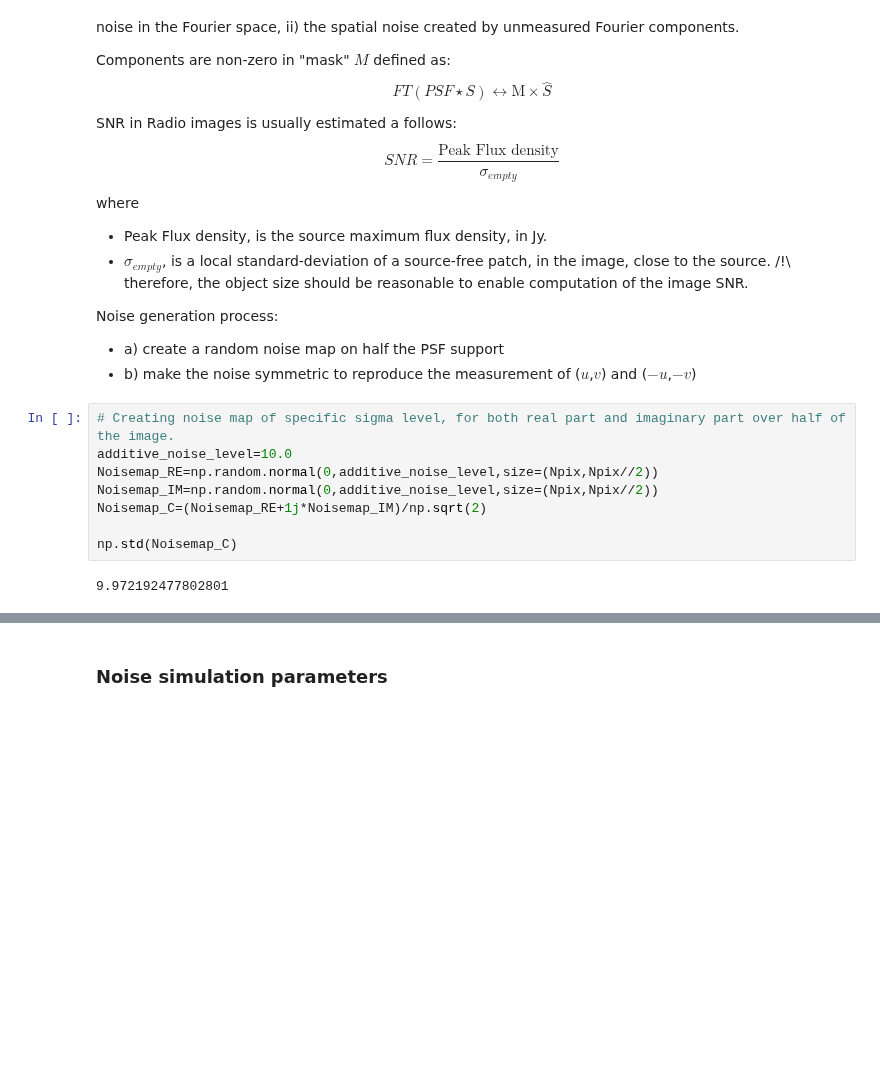
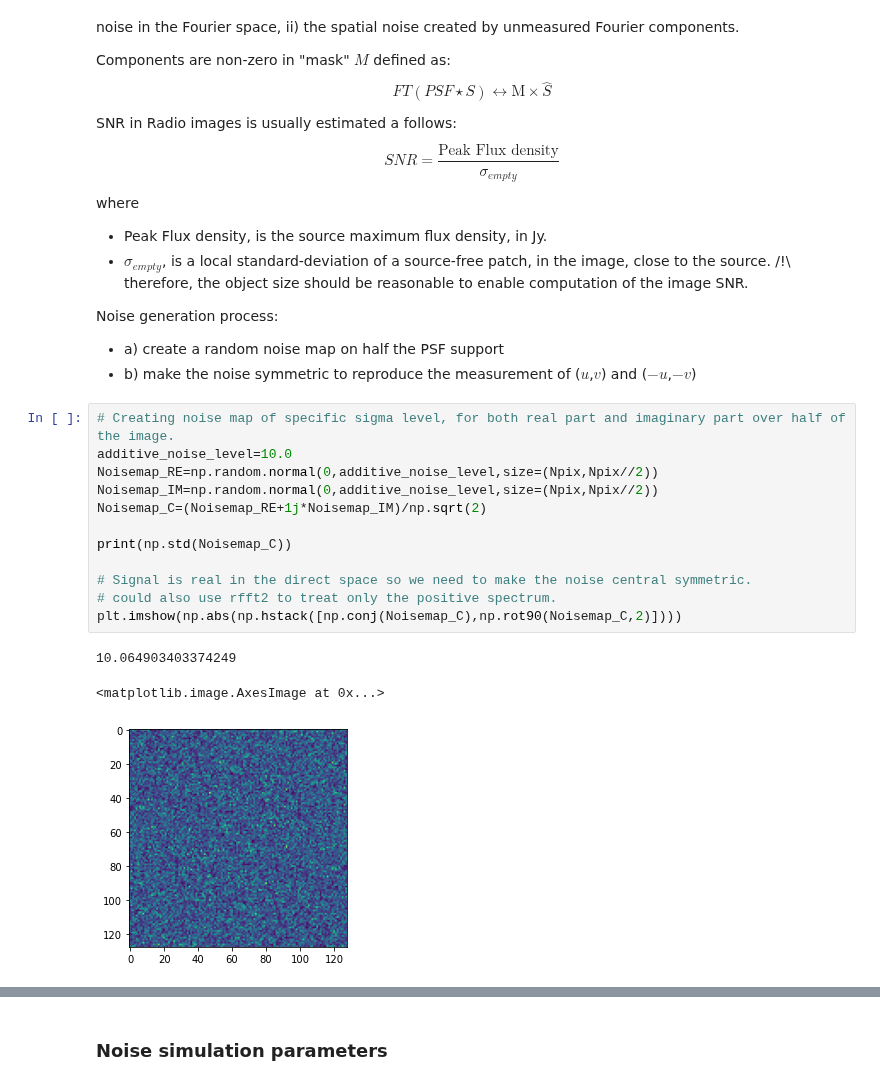
Before and after one commit to CosmoStat/ShapeDeconv, a Jupyter notebook: data/T-RECS/Generate Radio ground truth from T-RECS.ipynb, the cells around one changed output, grey strips where cells are left out. Drawn from its saved outputs; the diff is of its cells as text; blank space fills up the shorter version.

```diff
--- a/data/T-RECS/Generate Radio ground truth from T-RECS.ipynb
+++ b/data/T-RECS/Generate Radio ground truth from T-RECS.ipynb
@@ -157,10 +172,16 @@ Noise generation process:
 # %%
 # Creating noise map of specific sigma level, for both real part and imaginary part over half of the image.
 additive_noise_level=10.0
 Noisemap_RE=np.random.normal(0,additive_noise_level,size=(Npix,Npix//2))
 Noisemap_IM=np.random.normal(0,additive_noise_level,size=(Npix,Npix//2))
 Noisemap_C=(Noisemap_RE+1j*Noisemap_IM)/np.sqrt(2)
 
-np.std(Noisemap_C)
+print(np.std(Noisemap_C))
+
+# Signal is real in the direct space so we need to make the noise central symmetric.
+# could also use rfft2 to treat only the positive spectrum.
+plt.imshow(np.abs(np.hstack([np.conj(Noisemap_C),np.rot90(Noisemap_C,2)])))
 # %% [output]
-9.972192477802801
+10.064903403374249
+<matplotlib.image.AxesImage at 0x...>
+[figure, added]
```
Also changed, not shown: parts of 16 cells of this notebook.
